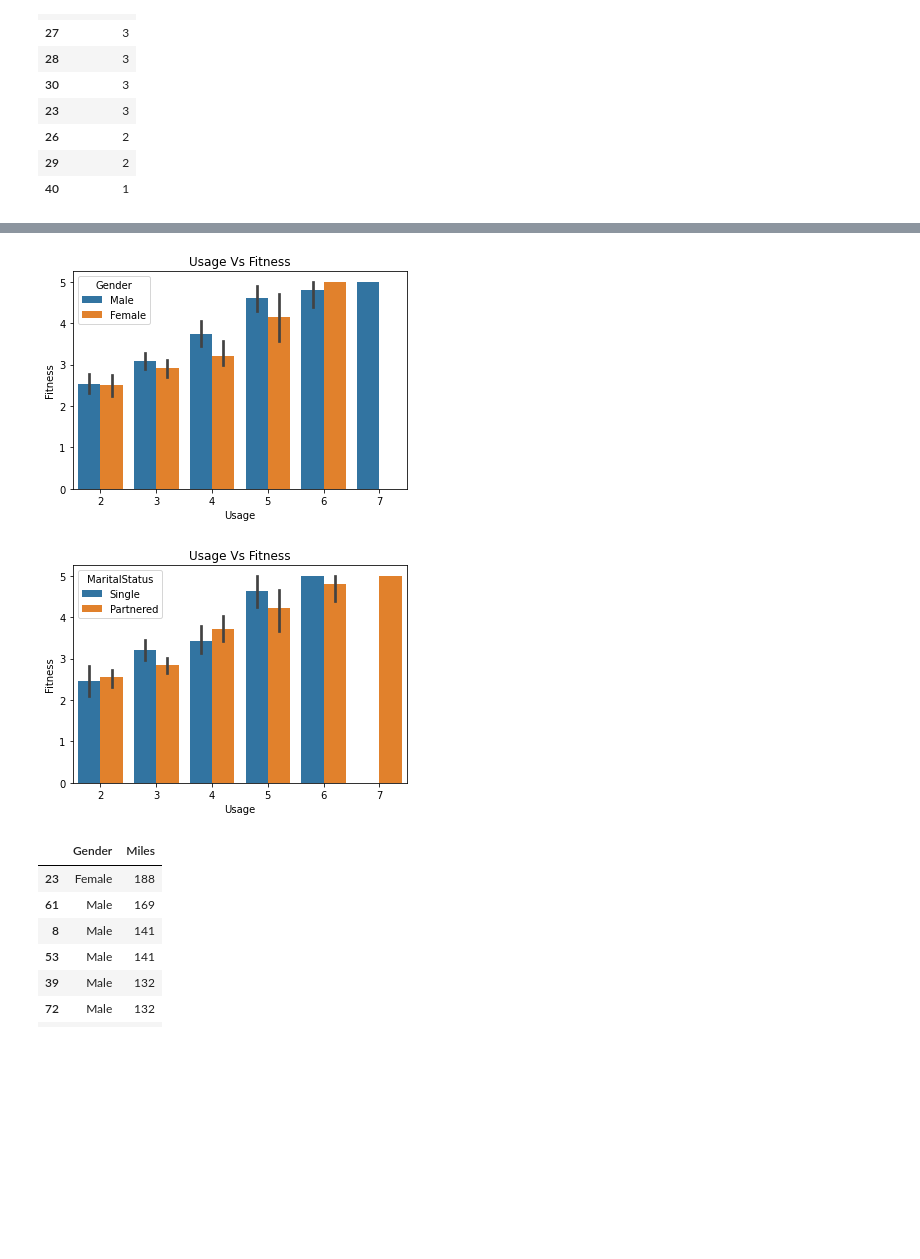
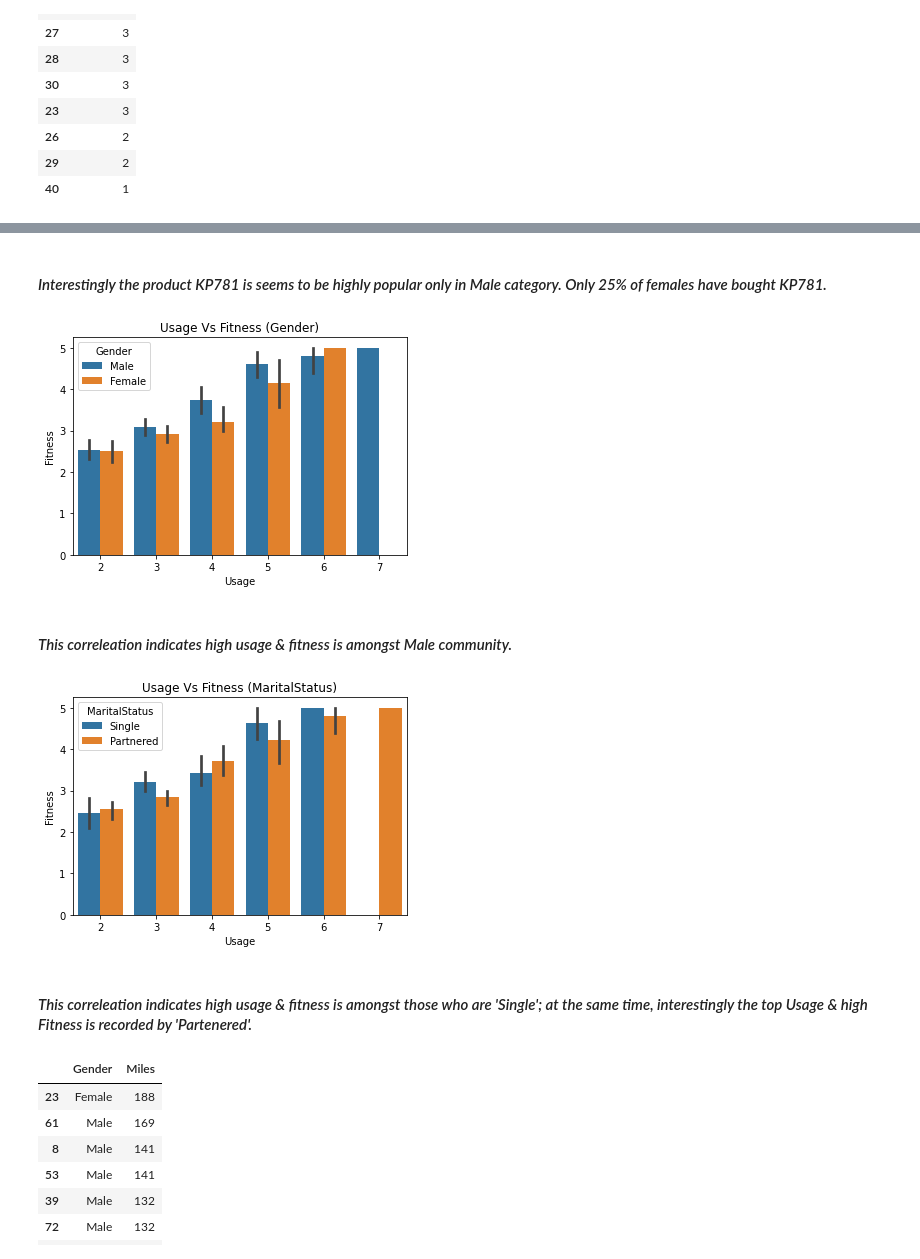
Before and after one commit to pkmariya/Python, a Jupyter notebook: AerofitCaseStudy_Mariya_DSMLJune22.ipynb, the cells around one changed output, grey strips where cells are left out. Drawn from its saved outputs; the diff is of its cells as text; code cells hidden in the pictures; blank space fills up the shorter version.

```diff
--- a/AerofitCaseStudy_Mariya_DSMLJune22.ipynb
+++ b/AerofitCaseStudy_Mariya_DSMLJune22.ipynb
@@ -415,17 +512,23 @@ dtype: int64
+# %% [markdown]
+#### *Interestingly the product KP781 is seems to be highly popular only in Male category. Only 25% of females have bought KP781.*
 # %%
 # Fitness impact due to Usage amongst the Gender
 sns.barplot(data=aero_df, x='Usage', y='Fitness', hue='Gender')
-plt.title("Usage Vs Fitness")
+plt.title("Usage Vs Fitness (Gender)")
 plt.show()
 # %% [output]
-[figure, old version]
+[figure, new version]
+# %% [markdown]
+#### *This correleation indicates high usage & fitness is amongst Male community.*
 # %%
 # Fitness impact due to Usage based on Marital Status
 sns.barplot(data=aero_df, x='Usage', y='Fitness', hue='MaritalStatus')
-plt.title("Usage Vs Fitness")
+plt.title("Usage Vs Fitness (MaritalStatus)")
 plt.show()
 # %% [output]
-[figure, old version]
+[figure, new version]
+# %% [markdown]
+#### *This correleation indicates high usage & fitness is amongst those who are 'Single'; at the same time, interestingly the top Usage & high Fitness is recorded by 'Partenered'.*
 # %%
 # cust_mask = aero_df['Age']
 cust_list = aero_df[aero_df['Product']=='KP281'][['Gender','Miles']].sort_values(by='Miles', ascending=False).head(10)
```
Also changed, not shown: parts of 19 cells of this notebook.
